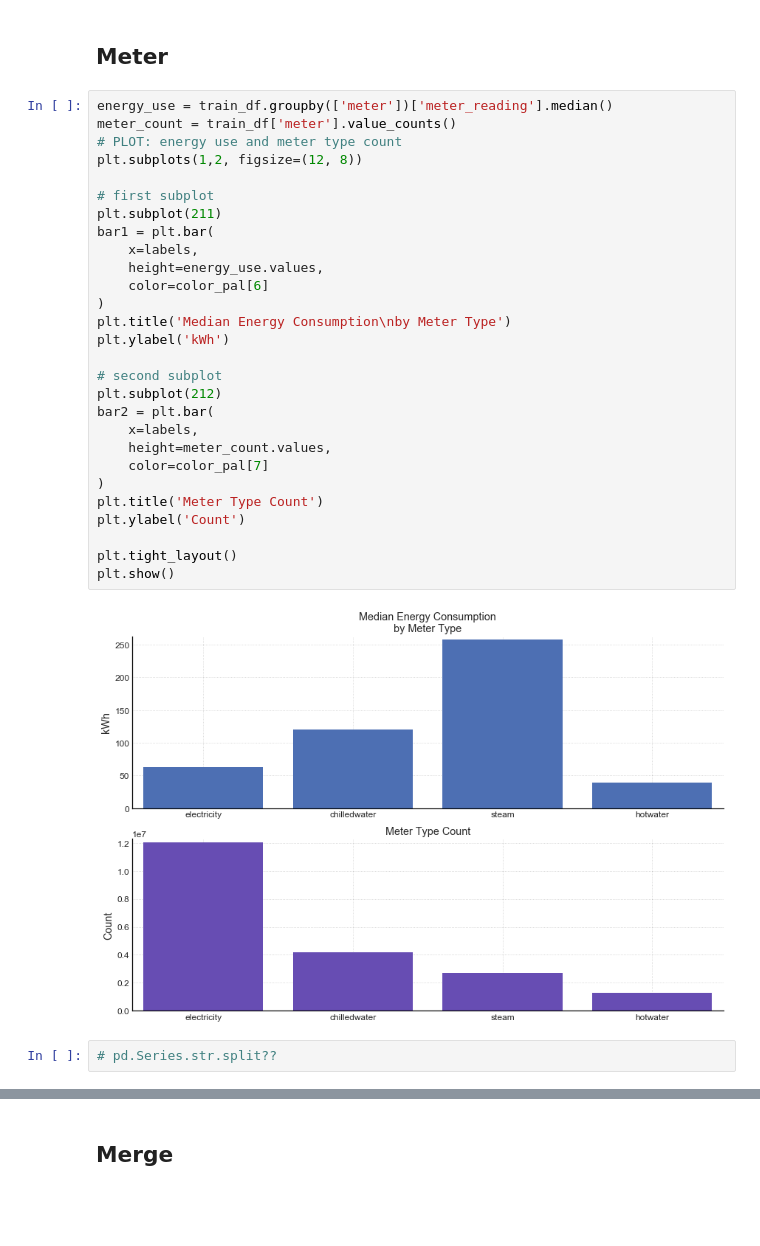
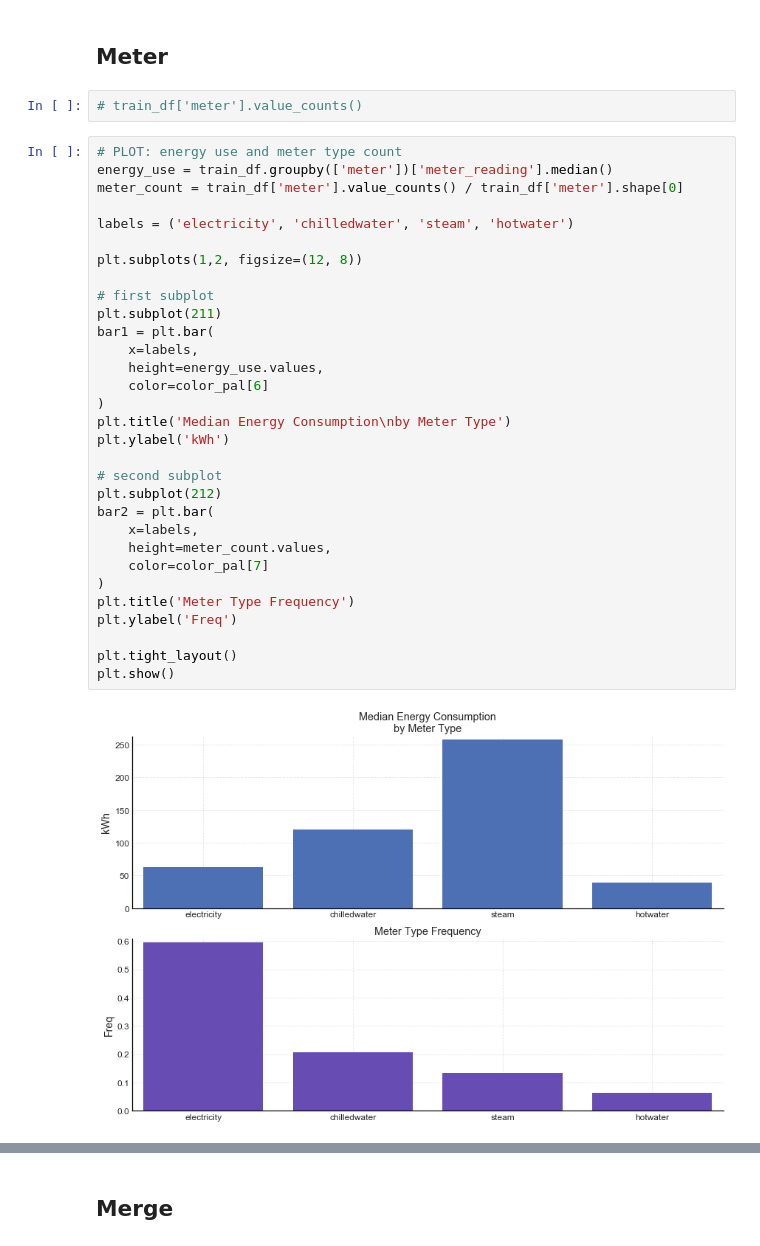
Before and after one commit to sergatron/ASHRAE---Great-Energy-Predictor-III, a Jupyter notebook: EDA/eda.ipynb, the cells around one changed output, grey strips where cells are left out. Cells and saved outputs as stored; diff of their text form; blank space fills up the shorter version.

Commit message:
Add more plots

```diff
--- a/EDA/eda.ipynb
+++ b/EDA/eda.ipynb
@@ -552,35 +535,38 @@ nan_val_summary(weather_df)
 | 11 | hour | 0 | 0.0000 |
 # %% [markdown]
 ## Meter
+# %%
+# train_df['meter'].value_counts()
 # %%
+# PLOT: energy use and meter type count
 energy_use = train_df.groupby(['meter'])['meter_reading'].median()
-meter_count = train_df['meter'].value_counts()
-# PLOT: energy use and meter type count
+meter_count = train_df['meter'].value_counts() / train_df['meter'].shape[0]
+
+labels = ('electricity', 'chilledwater', 'steam', 'hotwater')
+
 plt.subplots(1,2, figsize=(12, 8))
 
 # first subplot
 plt.subplot(211)
 bar1 = plt.bar(
     x=labels,
     height=energy_use.values,
     color=color_pal[6]
 )
 plt.title('Median Energy Consumption\nby Meter Type')
 plt.ylabel('kWh')
 
 # second subplot
 plt.subplot(212)
 bar2 = plt.bar(
     x=labels,
     height=meter_count.values,
     color=color_pal[7]
 )
-plt.title('Meter Type Count')
-plt.ylabel('Count')
+plt.title('Meter Type Frequency')
+plt.ylabel('Freq')
 
 plt.tight_layout()
 plt.show()
 # %% [output]
-[figure, old version]
+[figure, new version]
-# %%
-# pd.Series.str.split??
```
Also changed, not shown: parts of 41 cells of this notebook.
